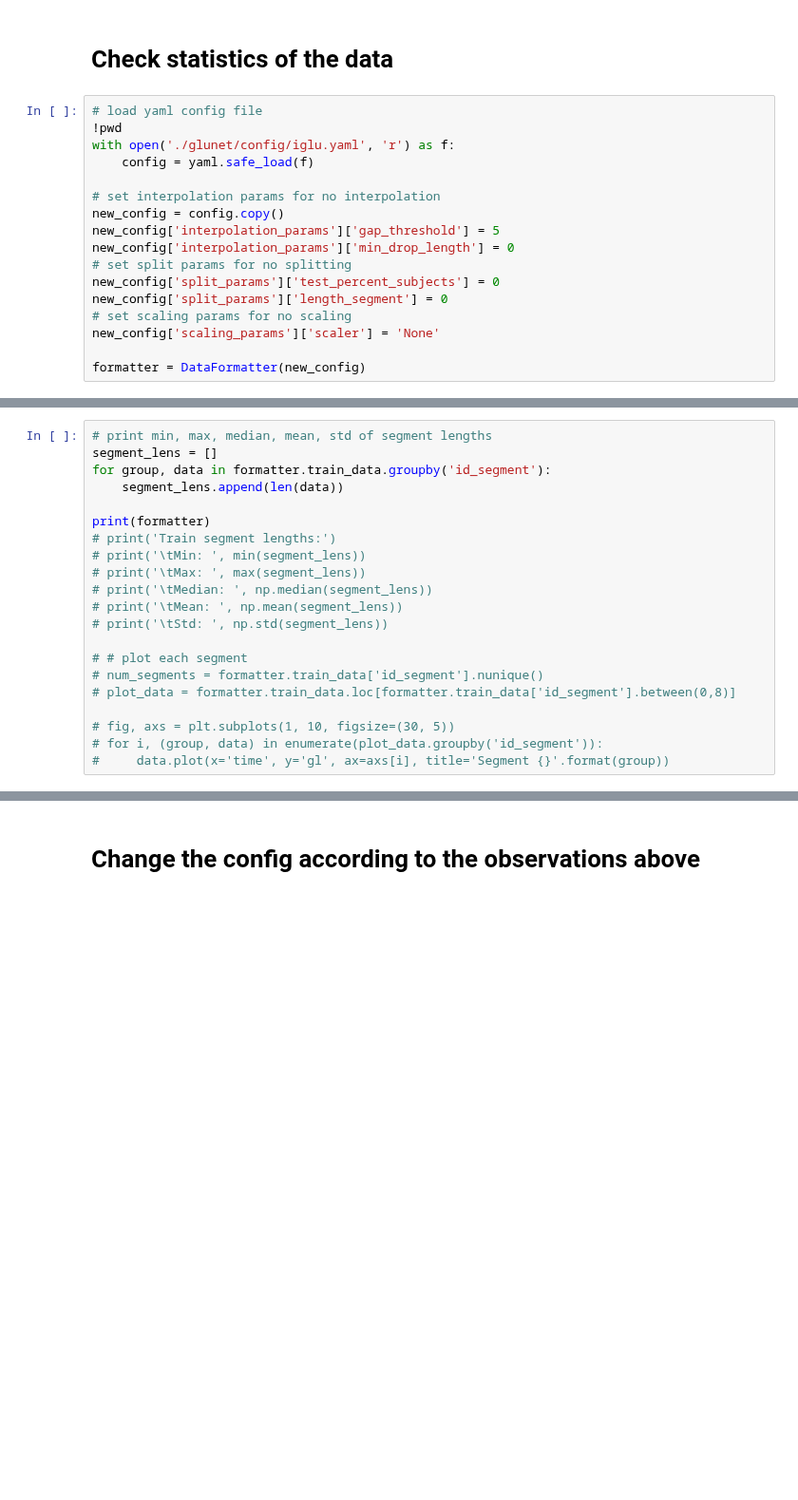
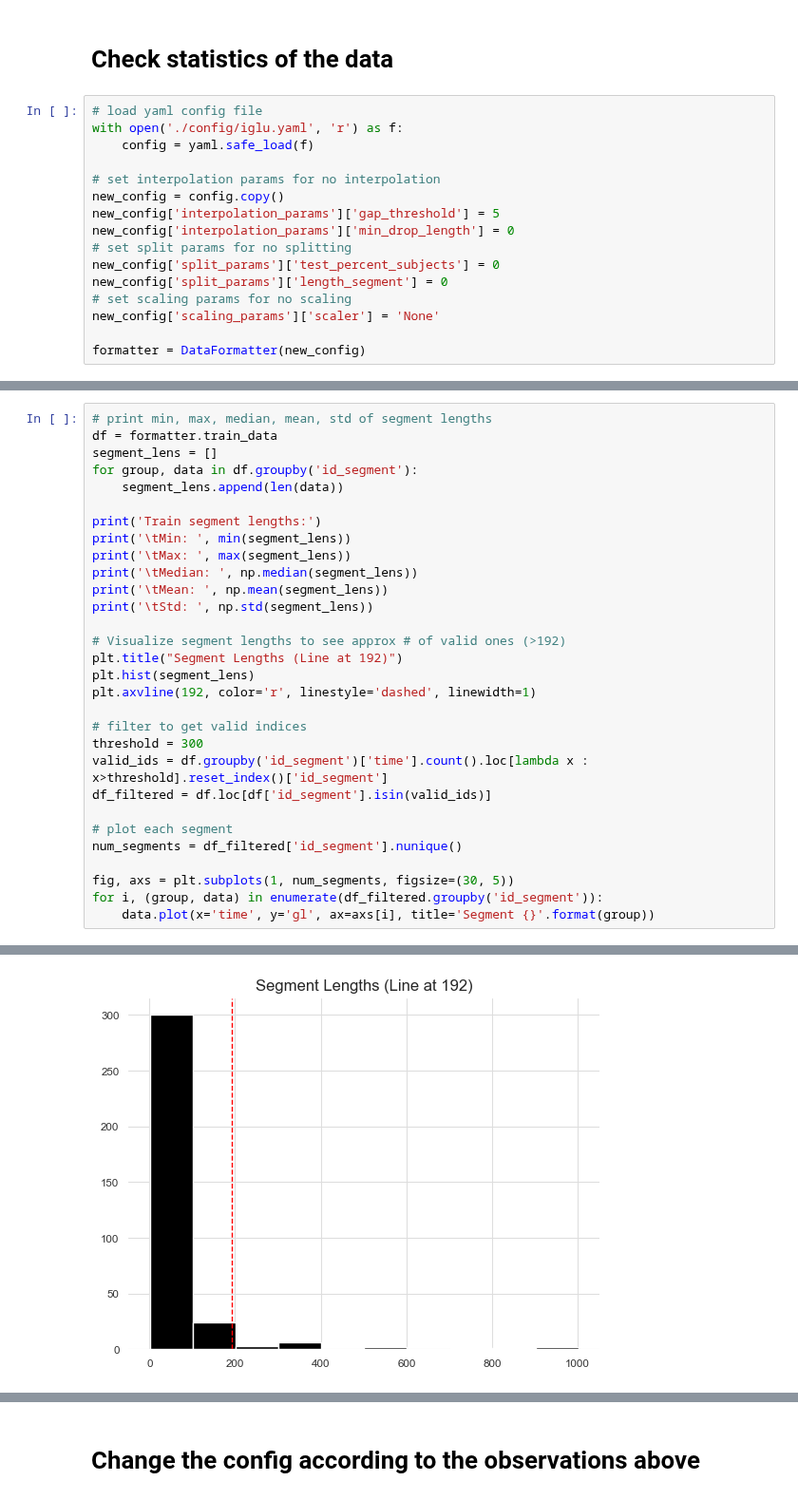
Before and after one commit to IrinaStatsLab/GlucoBench, a Jupyter notebook: exploratory_analysis/iglu.ipynb, the cells around one changed output, grey strips where cells are left out. Shown at 95% size. Drawn from its saved outputs; the diff is of its cells as text; blank space fills up the shorter version.

```diff
--- a/exploratory_analysis/iglu.ipynb
+++ b/exploratory_analysis/iglu.ipynb
@@ -35,8 +25,7 @@ C:\Users\njfer\OneDrive\Documents\Top Level\TAMU\Research\Gaynanova\GluNet
 # Check statistics of the data
 # %%
 # load yaml config file
-!pwd
-with open('./glunet/config/iglu.yaml', 'r') as f:
+with open('./config/iglu.yaml', 'r') as f:
     config = yaml.safe_load(f)
 
 # set interpolation params for no interpolation
@@ -53,21 +60,31 @@ formatter = DataFormatter(new_config)
 # %%
 # print min, max, median, mean, std of segment lengths
+df = formatter.train_data
 segment_lens = []
-for group, data in formatter.train_data.groupby('id_segment'):
+for group, data in df.groupby('id_segment'):
     segment_lens.append(len(data))
 
-print(formatter)
-# print('Train segment lengths:')
-# print('\tMin: ', min(segment_lens))
-# print('\tMax: ', max(segment_lens))
-# print('\tMedian: ', np.median(segment_lens))
-# print('\tMean: ', np.mean(segment_lens))
-# print('\tStd: ', np.std(segment_lens))
+print('Train segment lengths:')
+print('\tMin: ', min(segment_lens))
+print('\tMax: ', max(segment_lens))
+print('\tMedian: ', np.median(segment_lens))
+print('\tMean: ', np.mean(segment_lens))
+print('\tStd: ', np.std(segment_lens))
 
-# # plot each segment
-# num_segments = formatter.train_data['id_segment'].nunique()
-# plot_data = formatter.train_data.loc[formatter.train_data['id_segment'].between(0,8)]
+# Visualize segment lengths to see approx # of valid ones (>192)
+plt.title("Segment Lengths (Line at 192)")
+plt.hist(segment_lens)
+plt.axvline(192, color='r', linestyle='dashed', linewidth=1)
 
-# fig, axs = plt.subplots(1, 10, figsize=(30, 5))
-# for i, (group, data) in enumerate(plot_data.groupby('id_segment')):
-#     data.plot(x='time', y='gl', ax=axs[i], title='Segment {}'.format(group))
+# filter to get valid indices
+threshold = 300
+valid_ids = df.groupby('id_segment')['time'].count().loc[lambda x : x>threshold].reset_index()['id_segment']
+df_filtered = df.loc[df['id_segment'].isin(valid_ids)]
+
+# plot each segment
+num_segments = df_filtered['id_segment'].nunique()
+
+fig, axs = plt.subplots(1, num_segments, figsize=(30, 5))
+for i, (group, data) in enumerate(df_filtered.groupby('id_segment')):
+    data.plot(x='time', y='gl', ax=axs[i], title='Segment {}'.format(group))
+# %% [output]
@@ -73,0 +97 @@ print(formatter)
+[figure, added]
```
Also changed, not shown: parts of 6 cells of this notebook.
